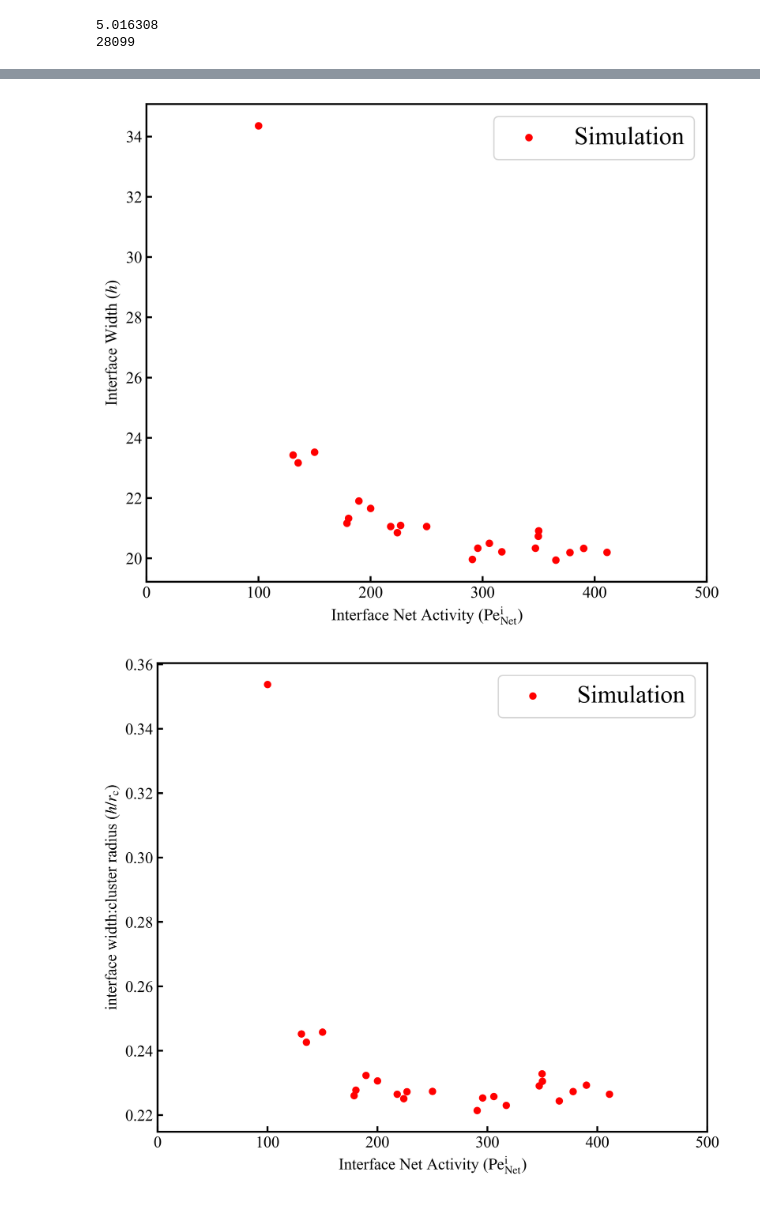
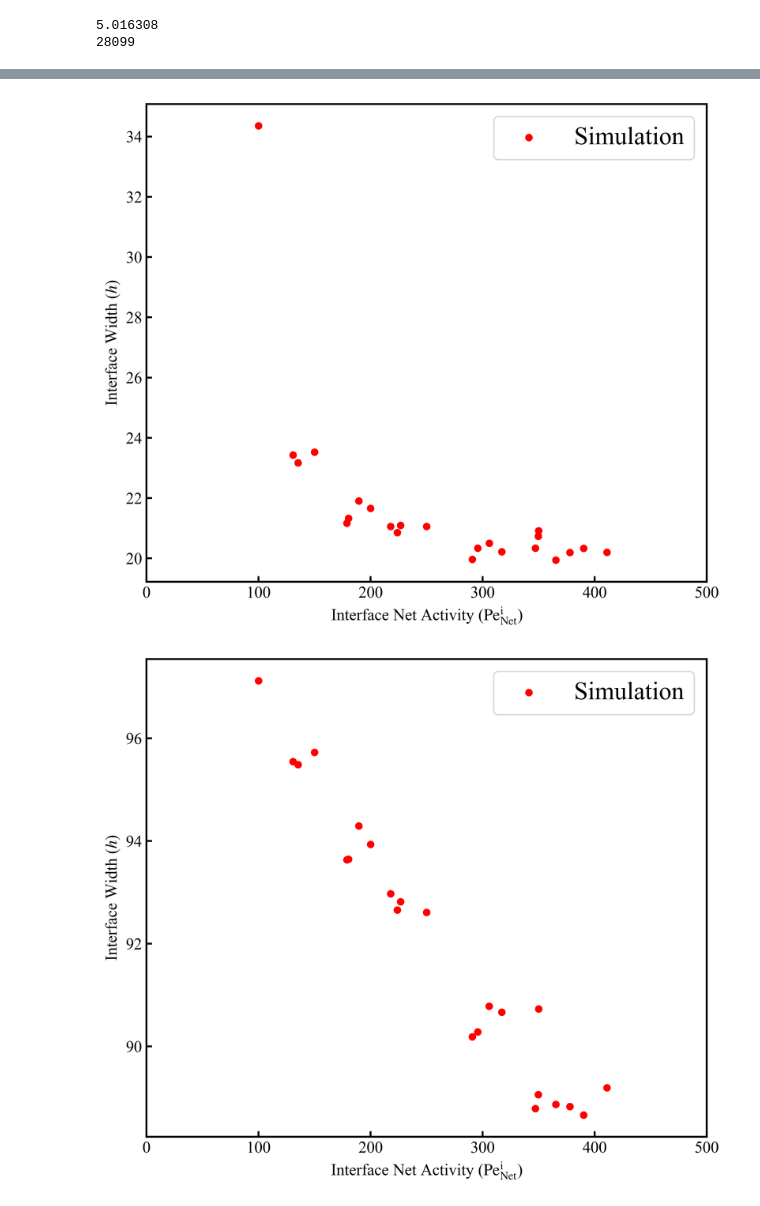
Before and after one commit to njlauersdorf/ABPs, a Jupyter notebook: ABPs/post_proc/Jupyter/fast_out_pressure_balance_updated.ipynb, the cells around one changed output, grey strips where cells are left out. Drawn from its saved outputs; the diff is of its cells as text; code cells hidden in the pictures.

```diff
--- a/ABPs/post_proc/Jupyter/fast_out_pressure_balance_updated.ipynb
+++ b/ABPs/post_proc/Jupyter/fast_out_pressure_balance_updated.ipynb
@@ -2032,6 +2032,7 @@ lat_theory_mean_dense = np.zeros(len(interpart_peNet))
 dense_pe_net = np.zeros(len(interpart_peNet))
 bulk_pe_net = np.zeros(len(interpart_peNet))
 int_pe_net = np.zeros(len(interpart_peNet))
+pe_dif_arr = np.zeros(len(interpart_peNet))
 
 beta_theory = np.zeros(len(interpart_peNet))
 beta_theory2 = np.zeros(len(interpart_peNet))
@@ -2048,7 +2049,7 @@ for p in range(0, len(interpart_peNet)):
     dense_pe_net[p]=(((avg_dense_nA[p]/avg_dense_n[p]) * interpart_peA[p] + (avg_dense_nB[p]/avg_dense_n[p]) * interpart_peB[p]))
     bulk_pe_net[p]=((avg_bulk_nA[p]/avg_bulk_n[p]) * interpart_peA[p] + (avg_bulk_nB[p]/avg_bulk_n[p]) * interpart_peB[p])
     int_pe_net[p]=(((avg_int_nA[p]/avg_int_n[p]) * interpart_peA[p] + (avg_int_nB[p]/avg_int_n[p]) * interpart_peB[p]))
-
+    pe_dif_arr[p] = (interpart_peB[p] - interpart_peA[p])
     beta_theory[p] = dU[p]/interpart_peB[p]
     #print(beta_theory[p])
     beta_theory2[p] = dU[p]/bulk_pe_net[p]
@@ -2071,31 +2072,42 @@ ax1.set_xlim([0.0,500.0])
 plt.ylabel(r'Cluster Radius ($r_\mathrm{c}$)')
 plt.xlabel(r'Interface Net Activity ($\mathrm{Pe}_\mathrm{Net}^\mathrm{i}$)')
 plt.legend(loc = 'upper right')
 
 plt.show()
 
 fig, ax1 = plt.subplots(figsize=(8,7))
 plt.scatter(int_pe_net, avg_width, color='red', s=25.0, label='Simulation')
 #plt.scatter(int_pe_net, rad_theory, color='blue', s=25.0, label='Theory')
 
 ax1.set_xlim([0.0,500.0])
 plt.ylabel(r'Interface Width ($h$)')
 plt.xlabel(r'Interface Net Activity ($\mathrm{Pe}_\mathrm{Net}^\mathrm{i}$)')
 plt.legend(loc = 'upper right')
 
 plt.show()
 
 fig, ax1 = plt.subplots(figsize=(8,7))
+plt.scatter(int_pe_net, avg_rad, color='red', s=25.0, label='Simulation')
+#plt.scatter(int_pe_net, rad_theory, color='blue', s=25.0, label='Theory')
+
+ax1.set_xlim([0.0,500.0])
+plt.ylabel(r'Interface Width ($h$)')
+plt.xlabel(r'Interface Net Activity ($\mathrm{Pe}_\mathrm{Net}^\mathrm{i}$)')
+plt.legend(loc = 'upper right')
+
+plt.show()
+
+fig, ax1 = plt.subplots(figsize=(8,7))
 plt.scatter(int_pe_net, avg_width/avg_rad, color='red', s=25.0, label='Simulation')
 #plt.scatter(int_pe_net, rad_theory, color='blue', s=25.0, label='Theory')
 
 ax1.set_xlim([0.0,500.0])
 plt.ylabel(r'interface width:cluster radius ($h/r_\mathrm{c}$)')
 plt.xlabel(r'Interface Net Activity ($\mathrm{Pe}_\mathrm{Net}^\mathrm{i}$)')
 plt.legend(loc = 'upper right')
 
 plt.show()
 # %% [output]
 [figure]
 [figure]
-[figure, old version]
+[figure, new version]
```
Also changed, not shown: parts of 4 cells of this notebook, 1 other file.
